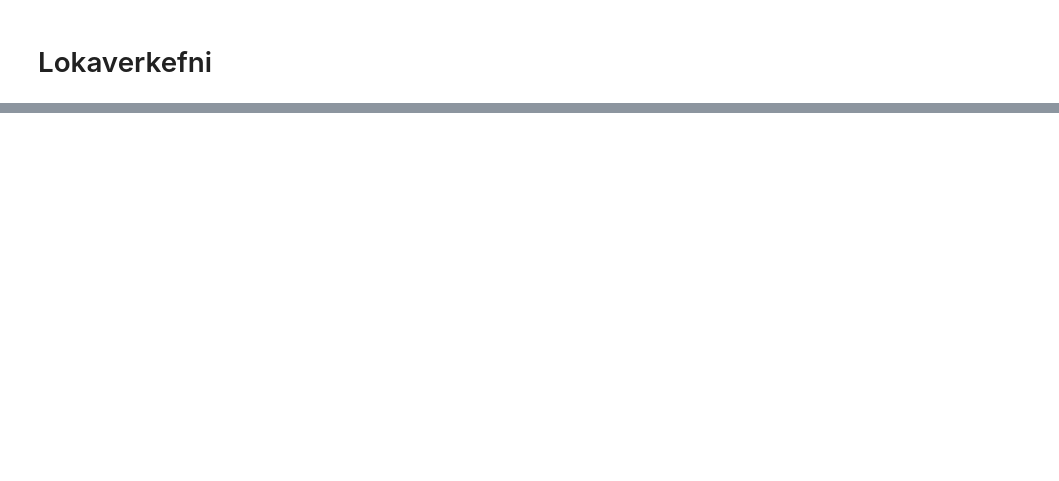
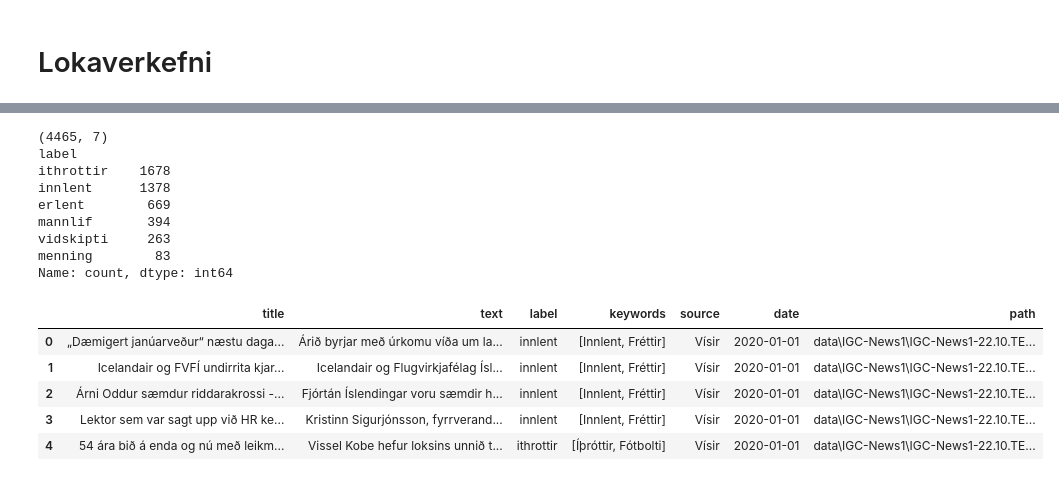
Before and after one commit to RNRAGST/TOL025M-final, a Jupyter notebook: final.ipynb, the cells around one changed output, grey strips where cells are left out. Cells and saved outputs as stored; diff of their text form; code cells hidden in the pictures; blank space fills up the shorter version.

```diff
--- a/final.ipynb
+++ b/final.ipynb
@@ -124,13 +159,15 @@ First 5: ['2020/01/IGC-News1-visir_7266555.xml', '2020/01/IGC-News1-visir_726655
 # %%
 sample_articles = []
 
-for href in hrefs_year[:500]:
+# Parse the first 5000 articles from the selected year
+for href in hrefs_year[:5000]:
     article_path = wrapper_path.parent / href
     try:
         sample_articles.append(parse_article(article_path))
     except Exception as e:
         print("Failed:", article_path, e)
 
+# Show how many articles were successfully parsed and print first article
 print("Parsed:", len(sample_articles))
 sample_articles[0]
 # %% [output]
@@ -144,10 +181,21 @@ Parsed: 500
 # %%
 from collections import Counter
 
+#Info on most common keywords
 keyword_counts = Counter()
 
 for article in sample_articles:
     keyword_counts.update(article["keywords"])
 
-keyword_counts.most_common(50)
+print("Most common keywords:")
+for keyword, count in keyword_counts.most_common(50):
+    print(keyword, count)
+
+#Sanity checks to make sure files have been properly parsed
+print("\nFirst parsed article:")
+article = sample_articles[0]
+
+for k, v in article.items():
+    print(f"{k}: {v if k != 'text' else v[:500]}")
+    print()
 # %% [output]
@@ -193,0 +248,50 @@ text: Árið byrjar með úrkomu víða um land og er spáð skúrum eða slyddu
+# %%
+rows = []
+
+# Go through all parsed articles
+for article in sample_articles:
+
+    # Choose a label based on the category
+    label = choose_label(article["keywords"])
+
+    # Skip articles that more or less than one label
+    if label is None:
+        continue
+
+    # Skip empty or short articles
+    if not article["text"] or len(article["text"].split()) < 30:
+        continue
+
+    # Add the article to the dataset
+    rows.append({
+        "title": article["title"],
+        "text": article["text"],
+        "label": label,
+        "keywords": article["keywords"],
+        "source": article["source"],
+        "date": article["date"],
+        "path": article["path"],
+    })
+
+# Convert the list of articles into a pandas df
+df = pd.DataFrame(rows)
+
+print(df.shape)
+print(df["label"].value_counts())
+df.head()
+# %% [output]
+(4465, 7)
+label
+ithrottir    1678
+innlent      1378
+erlent        669
+mannlif       394
+vidskipti     263
+menning        83
+Name: count, dtype: int64
+|  | title | text | label | keywords | source | date | path |
+| 0 | „Dæmigert janúarveður“ næstu daga... | Árið byrjar með úrkomu víða um la... | innlent | [Innlent, Fréttir] | Vísir | 2020-01-01 | data\IGC-News1\IGC-News1-22.10.TE... |
+| 1 | Icelandair og FVFÍ undirrita kjar... | Icelandair og Flugvirkjafélag Ísl... | innlent | [Innlent, Fréttir] | Vísir | 2020-01-01 | data\IGC-News1\IGC-News1-22.10.TE... |
+| 2 | Árni Oddur sæmdur riddarakrossi -... | Fjórtán Íslendingar voru sæmdir h... | innlent | [Innlent, Fréttir] | Vísir | 2020-01-01 | data\IGC-News1\IGC-News1-22.10.TE... |
+| 3 | Lektor sem var sagt upp við HR ke... | Kristinn Sigurjónsson, fyrrverand... | innlent | [Innlent, Fréttir] | Vísir | 2020-01-01 | data\IGC-News1\IGC-News1-22.10.TE... |
+| 4 | 54 ára bið á enda og nú með leikm... | Vissel Kobe hefur loksins unnið t... | ithrottir | [Íþróttir, Fótbolti] | Vísir | 2020-01-01 | data\IGC-News1\IGC-News1-22.10.TE... |
```
Also changed, not shown: parts of 24 cells of this notebook.
